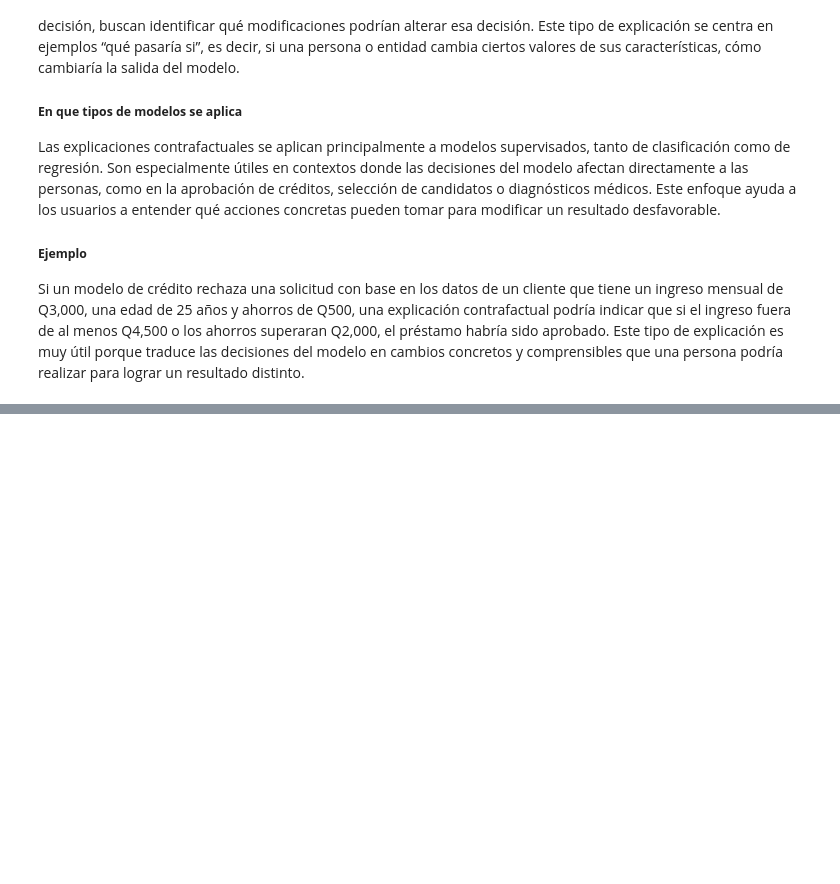
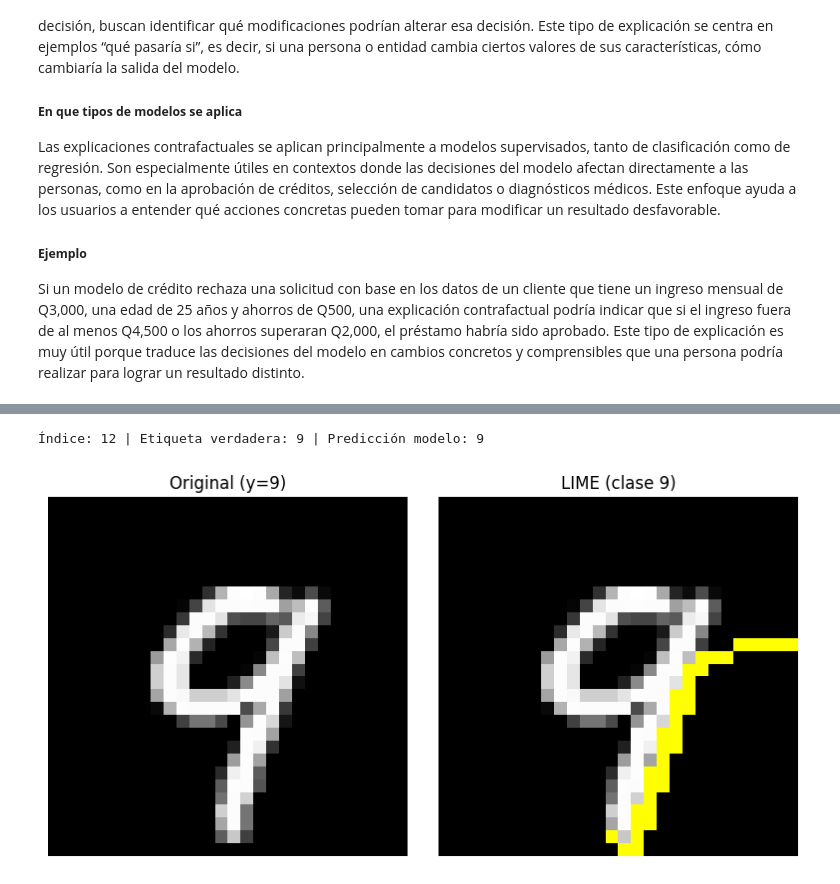
Before and after one commit to JPS4321/Lab10-DL, a Jupyter notebook: lab10.ipynb, the cells around one changed output, grey strips where cells are left out. Saved outputs shown, nothing was run; the diff lists cells and outputs as text; code cells hidden in the pictures; blank space fills up the shorter version.

```diff
--- a/lab10.ipynb
+++ b/lab10.ipynb
@@ -43,0 +216,24 @@ Si un modelo de crédito rechaza una solicitud con base en los datos de un clien
+# %%
+def cnn_predict(images):
+    model_sgd.eval()
+    mean, std = 0.1307, 0.3081
+
+    images = np.array(images, dtype=np.float32)  # (N,28,28,3)
+    if images.ndim == 3:  # caso de una sola imagen
+        images = images[np.newaxis, ...]
+
+    # Convertir a escala de grises: promedio de los 3 canales
+    images_gray = images.mean(axis=3, keepdims=True)  # (N,28,28,1)
+
+    # Normalizar igual que en el entrenamiento: (x - mean) / std
+    images_gray = (images_gray - mean) / std
+
+    # (N,28,28,1) -> (N,1,28,28) para la CNN
+    images_tensor = torch.from_numpy(images_gray.transpose(0, 3, 1, 2))  # NCHW
+    images_tensor = images_tensor.float()
+
+    with torch.no_grad():
+        logits = model_sgd(images_tensor)
+        probs = torch.softmax(logits, dim=1).cpu().numpy()
+
+    return probs
@@ -43,0 +340,5 @@ Si un modelo de crédito rechaza una solicitud con base en los datos de un clien
+# %%
+explicar_ejemplo(12)
+# %% [output]
+Índice: 12 | Etiqueta verdadera: 9 | Predicción modelo: 9
+[figure, added]
```
Also changed, not shown: parts of 22 cells of this notebook, 8 other files.
